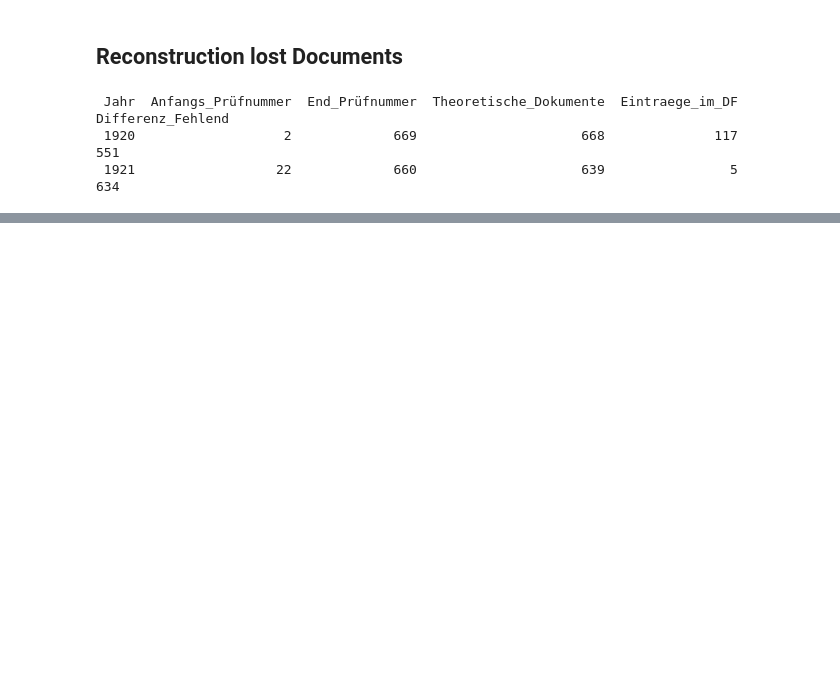
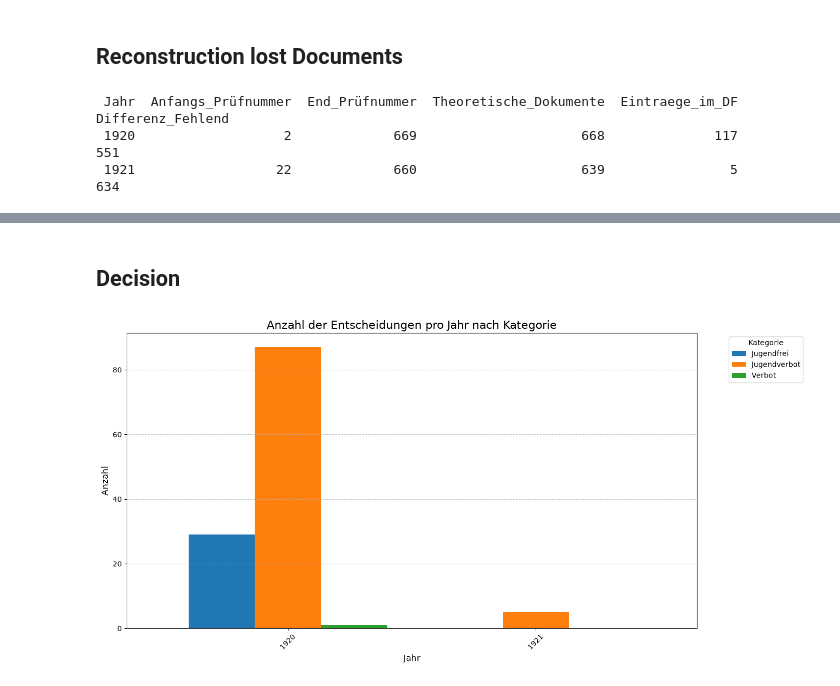
Before and after one commit to codemitdjango/german-film-censorship, a Jupyter notebook: src/analysis/analysis.ipynb, the cells around one changed output, grey strips where cells are left out. Drawn from its saved outputs; the diff is of its cells as text; code cells hidden in the pictures; blank space fills up the shorter version.

```diff
--- a/src/analysis/analysis.ipynb
+++ b/src/analysis/analysis.ipynb
@@ -1,2 +35,15 @@
+# %%
+# convert string to datetime
+df['Prüfdatum'] = pd.to_datetime(df['Prüfdatum'], errors='coerce')
+
+# extract year from Datetime and save in extra column
+df['Jahr'] = df['Prüfdatum'].dt.year.astype('Int64')
+
+
+# convert Prüfnummer to number
+df['Prüfnummer'] = pd.to_numeric(df['Prüfnummer'], errors='coerce')
+
+# sort by Prüfnummer
+df = df.sort_values(by='Prüfnummer')
 # %% [markdown]
 # Statistical Analysis
@@ -201,0 +124,19 @@ print(df.isnull().sum())
+# %% [markdown]
+## Decision
+# %%
+df_grouped = df.groupby(['Jahr', 'Entscheidung']).size().unstack(fill_value=0)
+
+ax = df_grouped.plot(kind='bar', figsize=(14, 7), width=0.8)
+
+# 4. Formatierung des Diagramms
+plt.title('Anzahl der Entscheidungen pro Jahr nach Kategorie', fontsize=16)
+plt.xlabel('Jahr', fontsize=12)
+plt.ylabel('Anzahl', fontsize=12)
+plt.legend(title='Kategorie', bbox_to_anchor=(1.05, 1), loc='upper left')
+plt.xticks(rotation=45)
+plt.grid(axis='y', linestyle='--', alpha=0.7)
+
+plt.tight_layout()
+plt.show()
+# %% [output]
+[figure, added]
```
Also changed, not shown: parts of 12 cells of this notebook.
